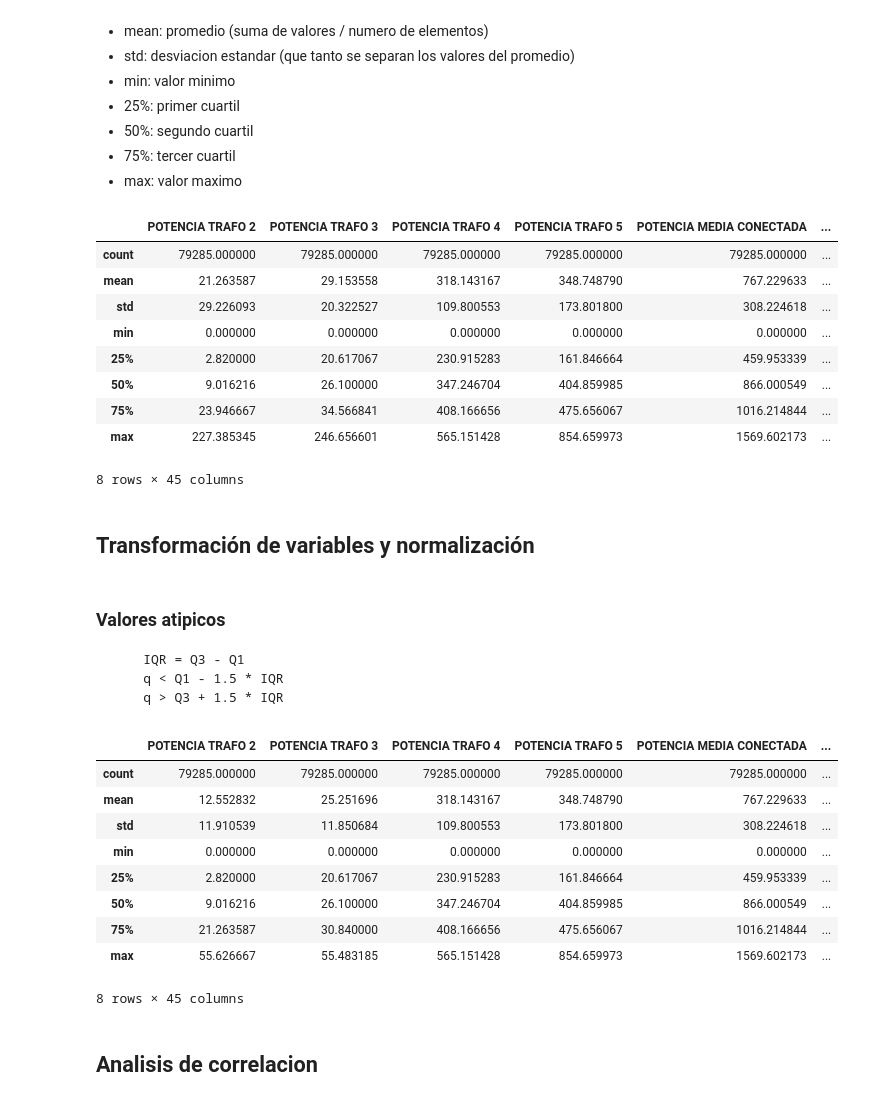
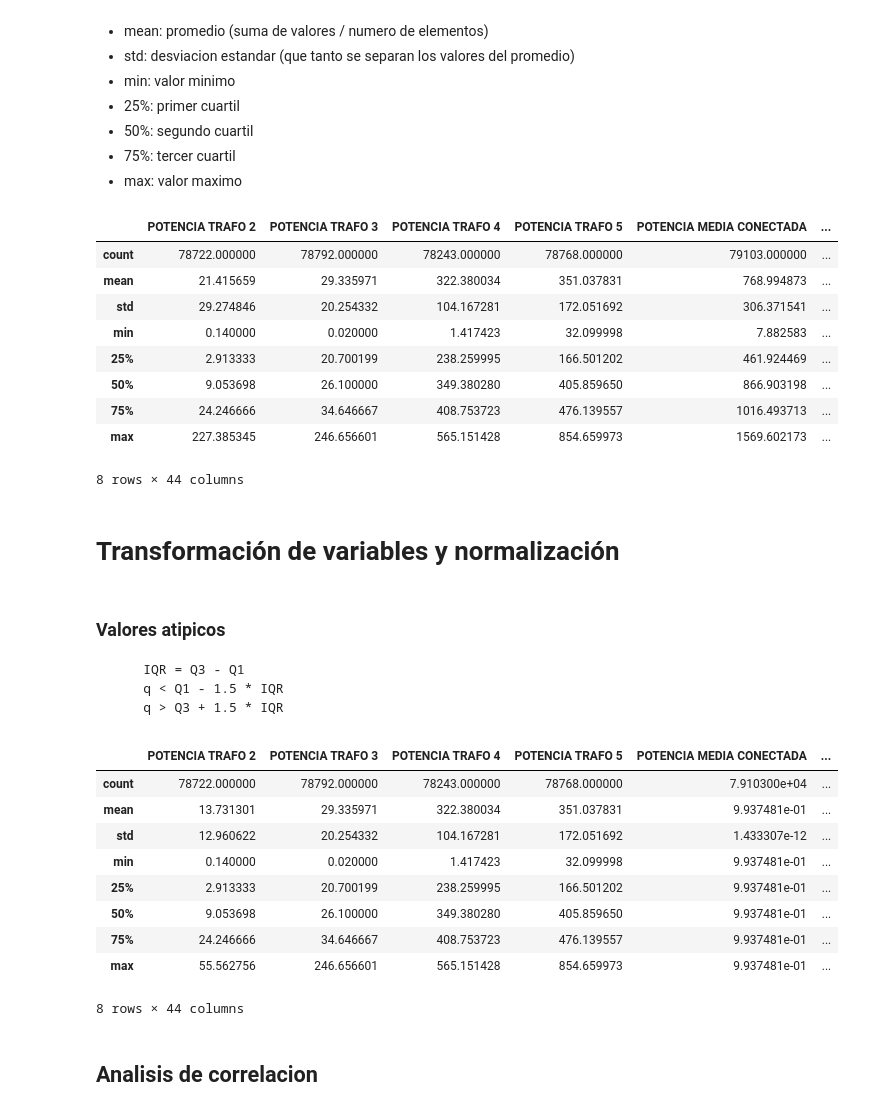
Before and after one commit to douglasag17/ML-SmartBuildings, a Jupyter notebook: PreparacionDeLosDatos/hvac.ipynb, the cells around one changed output. Saved outputs shown, nothing was run; the diff lists cells and outputs as text; code cells hidden in the pictures.

```diff
--- a/PreparacionDeLosDatos/hvac.ipynb
+++ b/PreparacionDeLosDatos/hvac.ipynb
@@ -36,7 +36,7 @@ data
 # %%
 data2 = data
 variables_a_eliminar = ["C_O_P_ BOMBA CALOR FELIPE", "C_O_P_ BOMBA CALOR CARLOS", "C_O_P_ INSTALACIÓN GRUPO FRÍO 1",
-                       "C_O_P_ INSTALACÍON GRUPO FRÍO 2"]
+                       "C_O_P_ INSTALACÍON GRUPO FRÍO 2", "ORDEN"]
 lista_variables = data2.columns.values.tolist()
 subLista = [x for x in lista_variables if x not in variables_a_eliminar]
 data2 = data2[subLista]
@@ -45,0 +48,3 @@ data2.shape
+# %%
+data3 = data2[data2 != 0]
+pd.isnull(data3).sum()
@@ -54,22 +77,22 @@ data2.shape
 - 75%: tercer cuartil
 - max: valor maximo
 # %%
-cuartiles = data2.describe()
+cuartiles = data3.describe()
 cuartiles.to_excel("../Datasets/describeHVAC.xlsx")
 cuartiles
 # %% [output]
 |  | POTENCIA TRAFO 2 | POTENCIA TRAFO 3 | POTENCIA TRAFO 4 | POTENCIA TRAFO 5 | POTENCIA MEDIA CONECTADA | ... |
-| count | 79285.000000 | 79285.000000 | 79285.000000 | 79285.000000 | 79285.000000 | ... |
-| mean | 21.263587 | 29.153558 | 318.143167 | 348.748790 | 767.229633 | ... |
-| std | 29.226093 | 20.322527 | 109.800553 | 173.801800 | 308.224618 | ... |
-| min | 0.000000 | 0.000000 | 0.000000 | 0.000000 | 0.000000 | ... |
-| 25% | 2.820000 | 20.617067 | 230.915283 | 161.846664 | 459.953339 | ... |
-| 50% | 9.016216 | 26.100000 | 347.246704 | 404.859985 | 866.000549 | ... |
-| 75% | 23.946667 | 34.566841 | 408.166656 | 475.656067 | 1016.214844 | ... |
+| count | 78722.000000 | 78792.000000 | 78243.000000 | 78768.000000 | 79103.000000 | ... |
+| mean | 21.415659 | 29.335971 | 322.380034 | 351.037831 | 768.994873 | ... |
+| std | 29.274846 | 20.254332 | 104.167281 | 172.051692 | 306.371541 | ... |
+| min | 0.140000 | 0.020000 | 1.417423 | 32.099998 | 7.882583 | ... |
+| 25% | 2.913333 | 20.700199 | 238.259995 | 166.501202 | 461.924469 | ... |
+| 50% | 9.053698 | 26.100000 | 349.380280 | 405.859650 | 866.903198 | ... |
+| 75% | 24.246666 | 34.646667 | 408.753723 | 476.139557 | 1016.493713 | ... |
 | max | 227.385345 | 246.656601 | 565.151428 | 854.659973 | 1569.602173 | ... |
-8 rows × 45 columns
+8 rows × 44 columns
 # %% [markdown]
-## Transformación de variables y normalización
+# Transformación de variables y normalización
 # %% [markdown]
 ### Valores atipicos
 
@@ -77,34 +100,34 @@ cuartiles
         q < Q1 - 1.5 * IQR
         q > Q3 + 1.5 * IQR
 # %%
-dataLimpioArr = data2.to_numpy()
+dataLimpioArr = data3.to_numpy()
 cuartilesArr = cuartiles.to_numpy()
-for i in range(45):
+for i in range(1, 44):
     for j in range(79285):
         q1 = cuartilesArr[4][i]
         q3 = cuartilesArr[6][i]
         iqr = q3 - q1
         extremoIzq = q1 - (1.5 * iqr)
         extremoDer = q3 + (1.5 * iqr)
-        if (dataLimpioArr[j][i+1] < extremoIzq):
-            dataLimpioArr[j][i+1] = cuartilesArr[1][i]
-        if (dataLimpioArr[j][i+1] > extremoDer):
-            dataLimpioArr[j][i+1] = cuartilesArr[1][i]
+        if (dataLimpioArr[j][i] < extremoIzq):
+            dataLimpioArr[j][i] = cuartilesArr[1][i]
+        if (dataLimpioArr[j][i] > extremoDer):
+            dataLimpioArr[j][i] = cuartilesArr[1][i]
 
-namesCol = data2.columns.values
+namesCol = data3.columns.values
 dataSinAtipicos = pd.DataFrame.from_records(dataLimpioArr, columns = namesCol)
 dataSinAtipicos.describe()
 # %% [output]
 |  | POTENCIA TRAFO 2 | POTENCIA TRAFO 3 | POTENCIA TRAFO 4 | POTENCIA TRAFO 5 | POTENCIA MEDIA CONECTADA | ... |
-| count | 79285.000000 | 79285.000000 | 79285.000000 | 79285.000000 | 79285.000000 | ... |
-| mean | 12.552832 | 25.251696 | 318.143167 | 348.748790 | 767.229633 | ... |
-| std | 11.910539 | 11.850684 | 109.800553 | 173.801800 | 308.224618 | ... |
-| min | 0.000000 | 0.000000 | 0.000000 | 0.000000 | 0.000000 | ... |
-| 25% | 2.820000 | 20.617067 | 230.915283 | 161.846664 | 459.953339 | ... |
-| 50% | 9.016216 | 26.100000 | 347.246704 | 404.859985 | 866.000549 | ... |
-| 75% | 21.263587 | 30.840000 | 408.166656 | 475.656067 | 1016.214844 | ... |
-| max | 55.626667 | 55.483185 | 565.151428 | 854.659973 | 1569.602173 | ... |
+| count | 78722.000000 | 78792.000000 | 78243.000000 | 78768.000000 | 7.910300e+04 | ... |
+| mean | 13.731301 | 29.335971 | 322.380034 | 351.037831 | 9.937481e-01 | ... |
+| std | 12.960622 | 20.254332 | 104.167281 | 172.051692 | 1.433307e-12 | ... |
+| min | 0.140000 | 0.020000 | 1.417423 | 32.099998 | 9.937481e-01 | ... |
+| 25% | 2.913333 | 20.700199 | 238.259995 | 166.501202 | 9.937481e-01 | ... |
+| 50% | 9.053698 | 26.100000 | 349.380280 | 405.859650 | 9.937481e-01 | ... |
+| 75% | 24.246666 | 34.646667 | 408.753723 | 476.139557 | 9.937481e-01 | ... |
+| max | 55.562756 | 246.656601 | 565.151428 | 854.659973 | 9.937481e-01 | ... |
-8 rows × 45 columns
+8 rows × 44 columns
 # %% [markdown]
 ## Analisis de correlacion
 # %%
```
Also changed, not shown: parts of 7 cells of this notebook.
